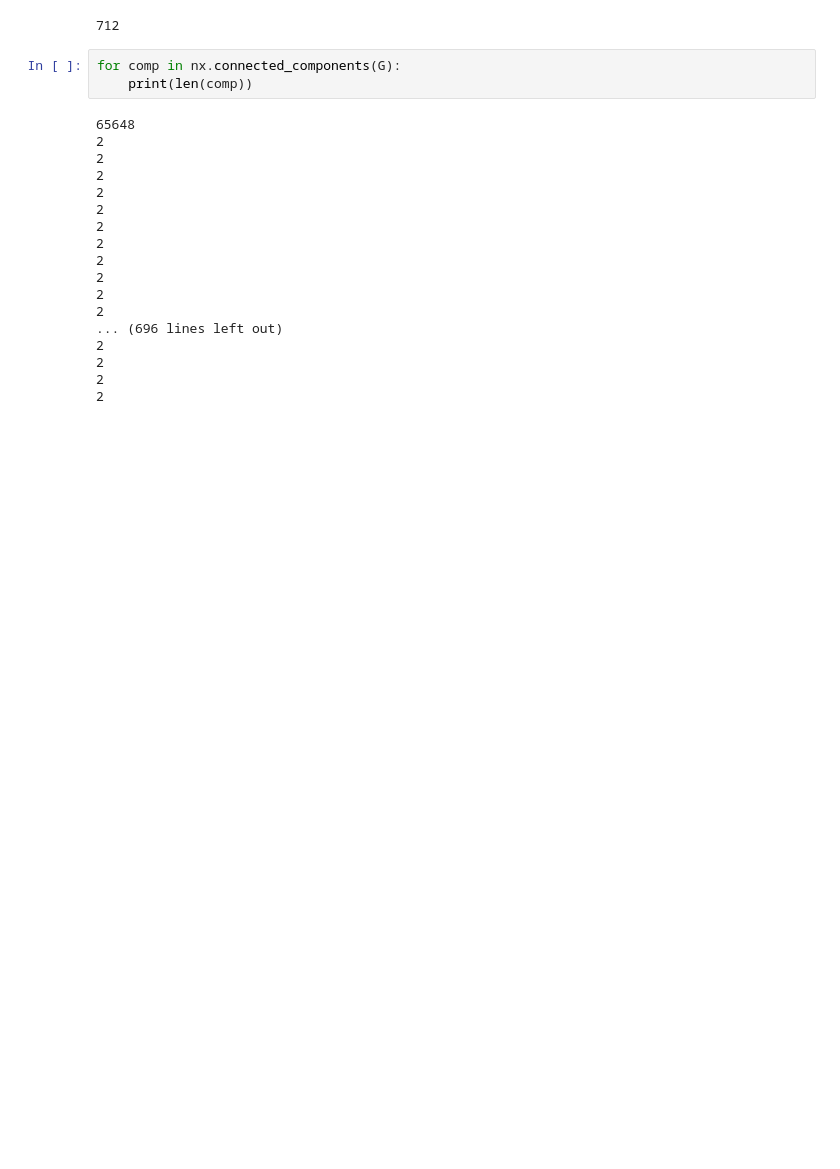
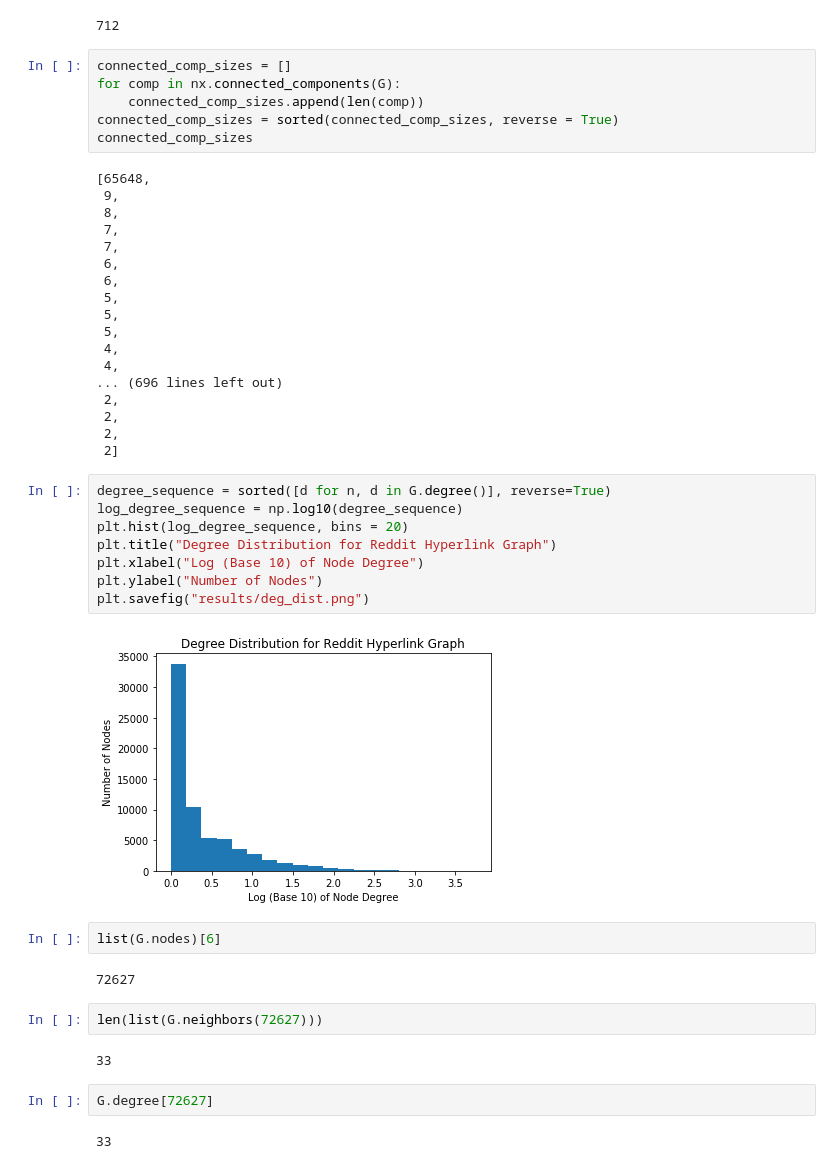
Before and after one commit to nnbenavides/hidden_community_detection, a Jupyter notebook: graph_exploration.ipynb, the cells around one changed output. Saved outputs shown, nothing was run; the diff lists cells and outputs as text; blank space fills up the shorter version.

```diff
--- a/graph_exploration.ipynb
+++ b/graph_exploration.ipynb
@@ -50,23 +59,48 @@ nx.number_connected_components(G)
 # %% [output]
 712
 # %%
+connected_comp_sizes = []
 for comp in nx.connected_components(G):
-    print(len(comp))
+    connected_comp_sizes.append(len(comp))
+connected_comp_sizes = sorted(connected_comp_sizes, reverse = True)
+connected_comp_sizes
 # %% [output]
-65648
-2
-2
-2
-2
-2
-2
-2
-2
-2
-2
-2
+[65648,
+ 9,
+ 8,
+ 7,
+ 7,
+ 6,
+ 6,
+ 5,
+ 5,
+ 5,
+ 4,
+ 4,
 ... (696 lines left out)
-2
-2
-2
-2
+ 2,
+ 2,
+ 2,
+ 2]
+# %%
+degree_sequence = sorted([d for n, d in G.degree()], reverse=True)
+log_degree_sequence = np.log10(degree_sequence)
+plt.hist(log_degree_sequence, bins = 20)
+plt.title("Degree Distribution for Reddit Hyperlink Graph")
+plt.xlabel("Log (Base 10) of Node Degree")
+plt.ylabel("Number of Nodes")
+plt.savefig("results/deg_dist.png")
+# %% [output]
+[figure, added]
+# %%
+list(G.nodes)[6]
+# %% [output]
+72627
+# %%
+len(list(G.neighbors(72627)))
+# %% [output]
+33
+# %%
+G.degree[72627]
+# %% [output]
+33
```
Also changed, not shown: parts of 2 cells of this notebook, 11 other files.
